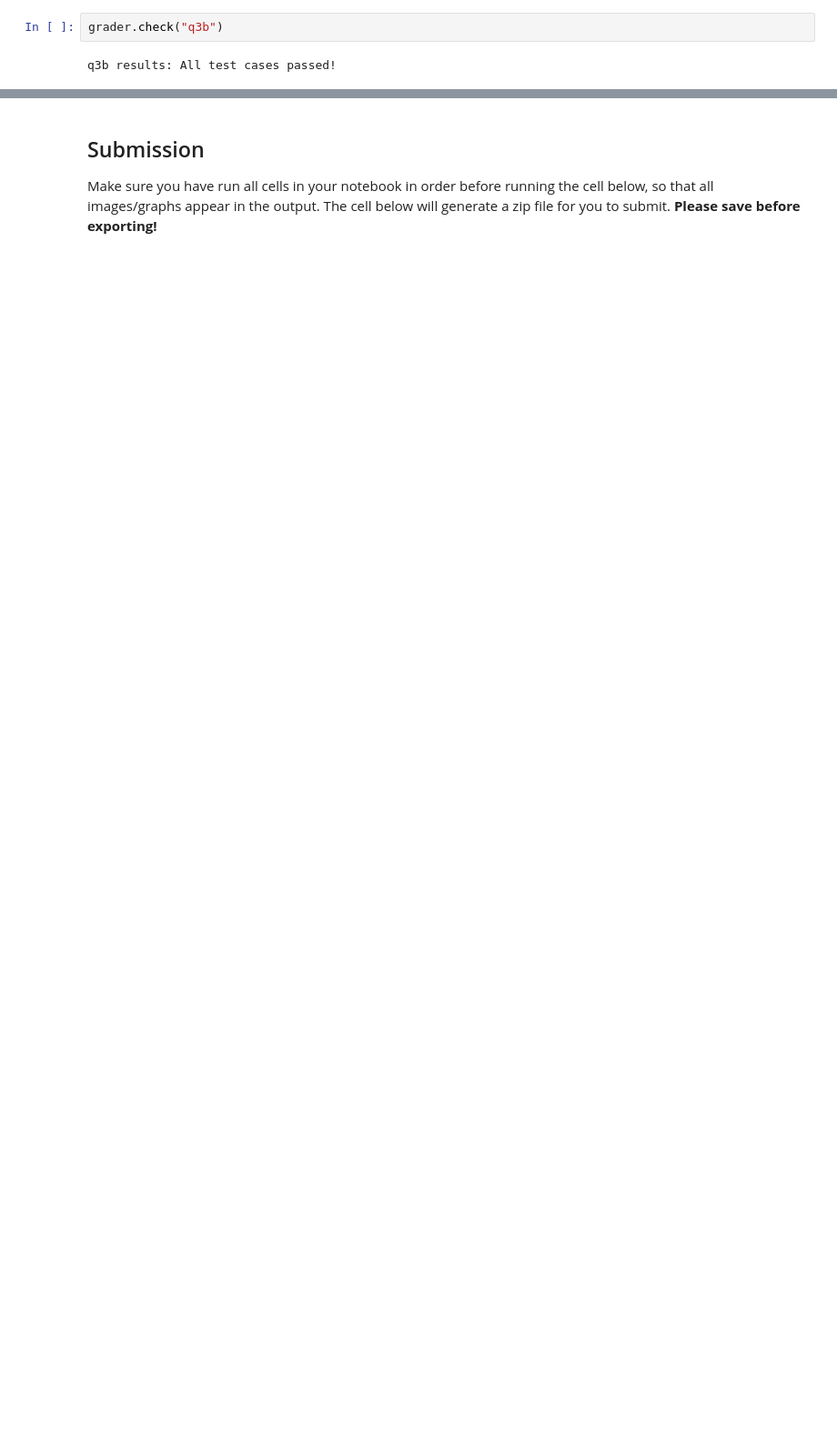
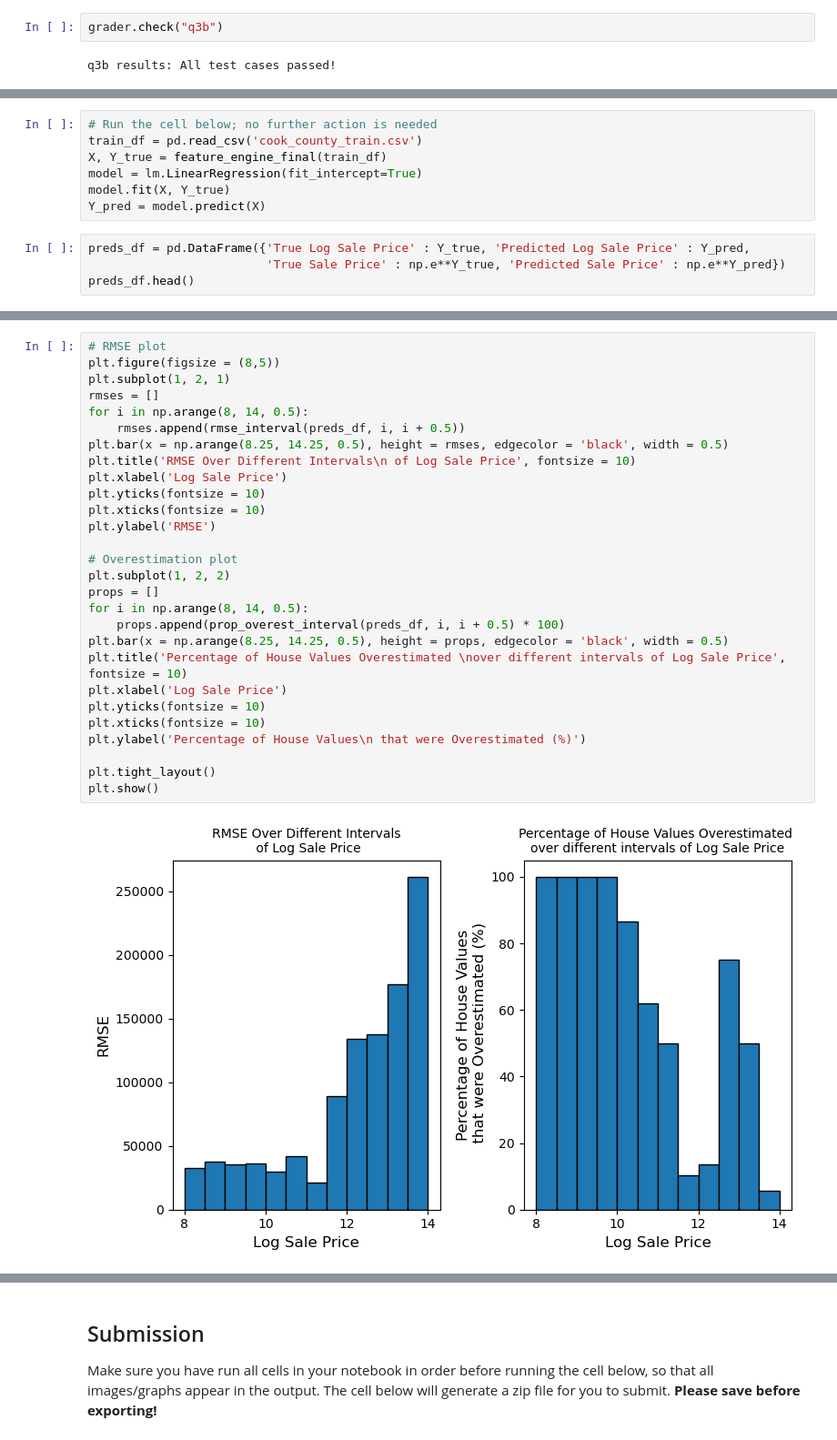
Before and after one commit to orekeeweee/housing-price-prediction, a Jupyter notebook: project-code.ipynb, the cells around one changed output, grey strips where cells are left out. Shown: that part at 91% size. Saved outputs shown, nothing was run; the diff lists cells and outputs as text; blank space fills up the shorter version.

```diff
--- a/project-code.ipynb
+++ b/project-code.ipynb
@@ -942,0 +1066,11 @@ If there are issues with automatically generating the PDF, you can try downloadi
+# %%
+# Run the cell below; no further action is needed
+train_df = pd.read_csv('cook_county_train.csv')
+X, Y_true = feature_engine_final(train_df)
+model = lm.LinearRegression(fit_intercept=True)
+model.fit(X, Y_true)
+Y_pred = model.predict(X)
+# %%
+preds_df = pd.DataFrame({'True Log Sale Price' : Y_true, 'Predicted Log Sale Price' : Y_pred,
+                         'True Sale Price' : np.e**Y_true, 'Predicted Sale Price' : np.e**Y_pred})
+preds_df.head()
@@ -942,0 +1190,30 @@ If there are issues with automatically generating the PDF, you can try downloadi
+# %%
+# RMSE plot
+plt.figure(figsize = (8,5))
+plt.subplot(1, 2, 1)
+rmses = []
+for i in np.arange(8, 14, 0.5):
+    rmses.append(rmse_interval(preds_df, i, i + 0.5))
+plt.bar(x = np.arange(8.25, 14.25, 0.5), height = rmses, edgecolor = 'black', width = 0.5)
+plt.title('RMSE Over Different Intervals\n of Log Sale Price', fontsize = 10)
+plt.xlabel('Log Sale Price')
+plt.yticks(fontsize = 10)
+plt.xticks(fontsize = 10)
+plt.ylabel('RMSE')
+
+# Overestimation plot
+plt.subplot(1, 2, 2)
+props = []
+for i in np.arange(8, 14, 0.5):
+    props.append(prop_overest_interval(preds_df, i, i + 0.5) * 100)
+plt.bar(x = np.arange(8.25, 14.25, 0.5), height = props, edgecolor = 'black', width = 0.5)
+plt.title('Percentage of House Values Overestimated \nover different intervals of Log Sale Price', fontsize = 10)
+plt.xlabel('Log Sale Price')
+plt.yticks(fontsize = 10)
+plt.xticks(fontsize = 10)
+plt.ylabel('Percentage of House Values\n that were Overestimated (%)')
+
+plt.tight_layout()
+plt.show()
+# %% [output]
+[figure, added]
```
Also changed, not shown: parts of 184 cells of this notebook, 1 other file.
